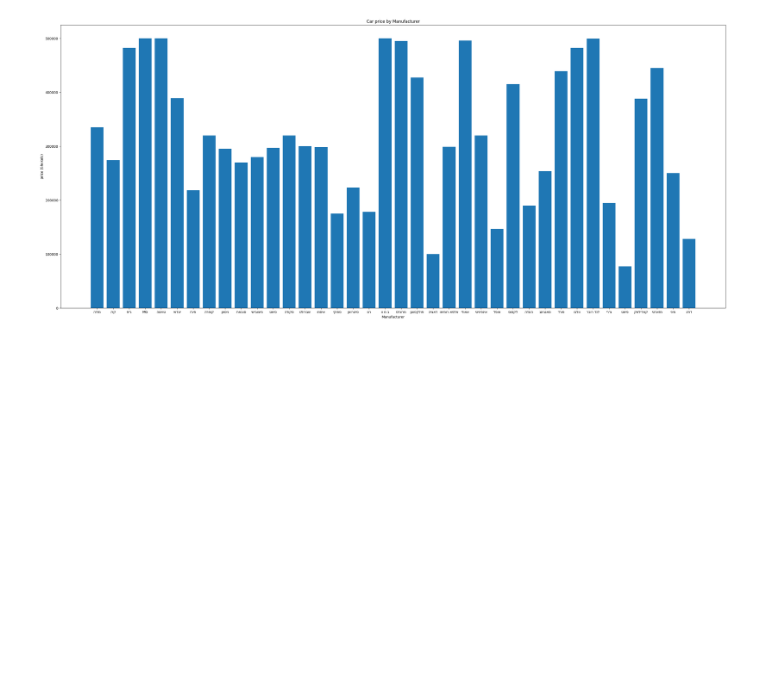
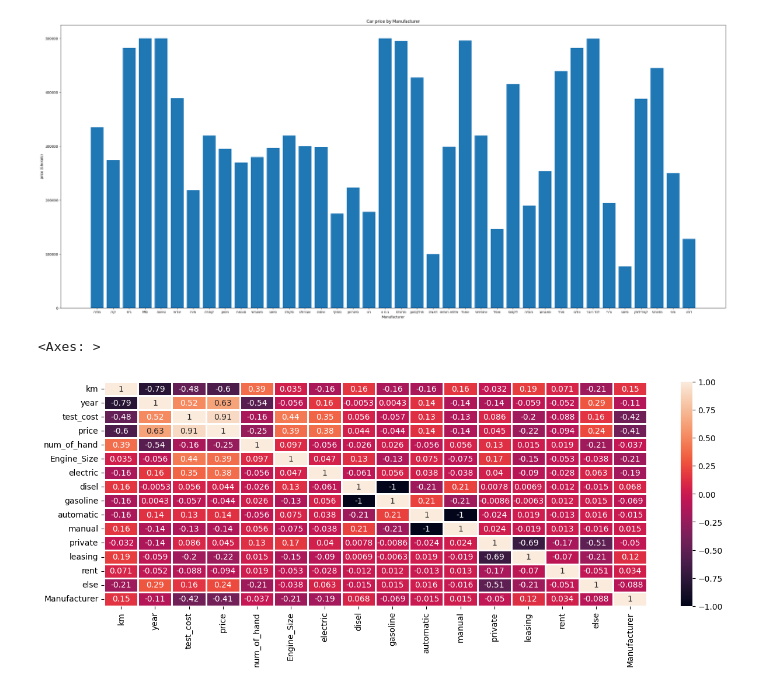
Before and after one commit to nissim25100/car-price-prediction, a Jupyter notebook: EDA.ipynb, the cells around one changed output. Drawn from its saved outputs; the diff is of its cells as text; code cells hidden in the pictures; blank space fills up the shorter version.

```diff
--- a/EDA.ipynb
+++ b/EDA.ipynb
@@ -86,3 +86,10 @@ plt.title('Car price by Manufacturer')
 plt.show()
 # %% [output]
 [figure]
+# %%
+# Showing the relationship between all the characteristics
+fig, ax = plt.subplots(figsize=(15,5))
+sns.heatmap(df.corr(), annot=True, linewidth=2, ax=ax)
+# %% [output]
+<Axes: >
+[figure, added]
```
